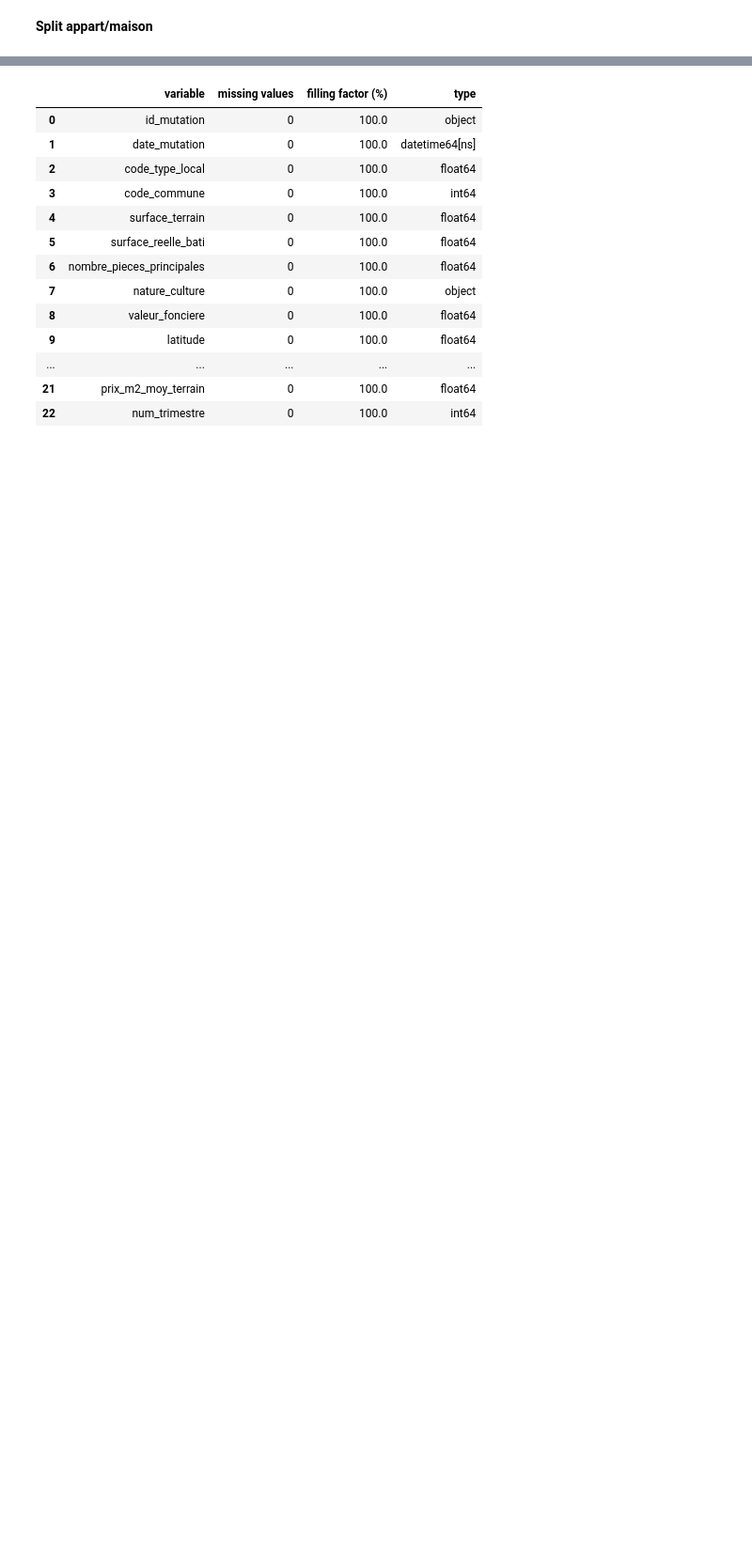
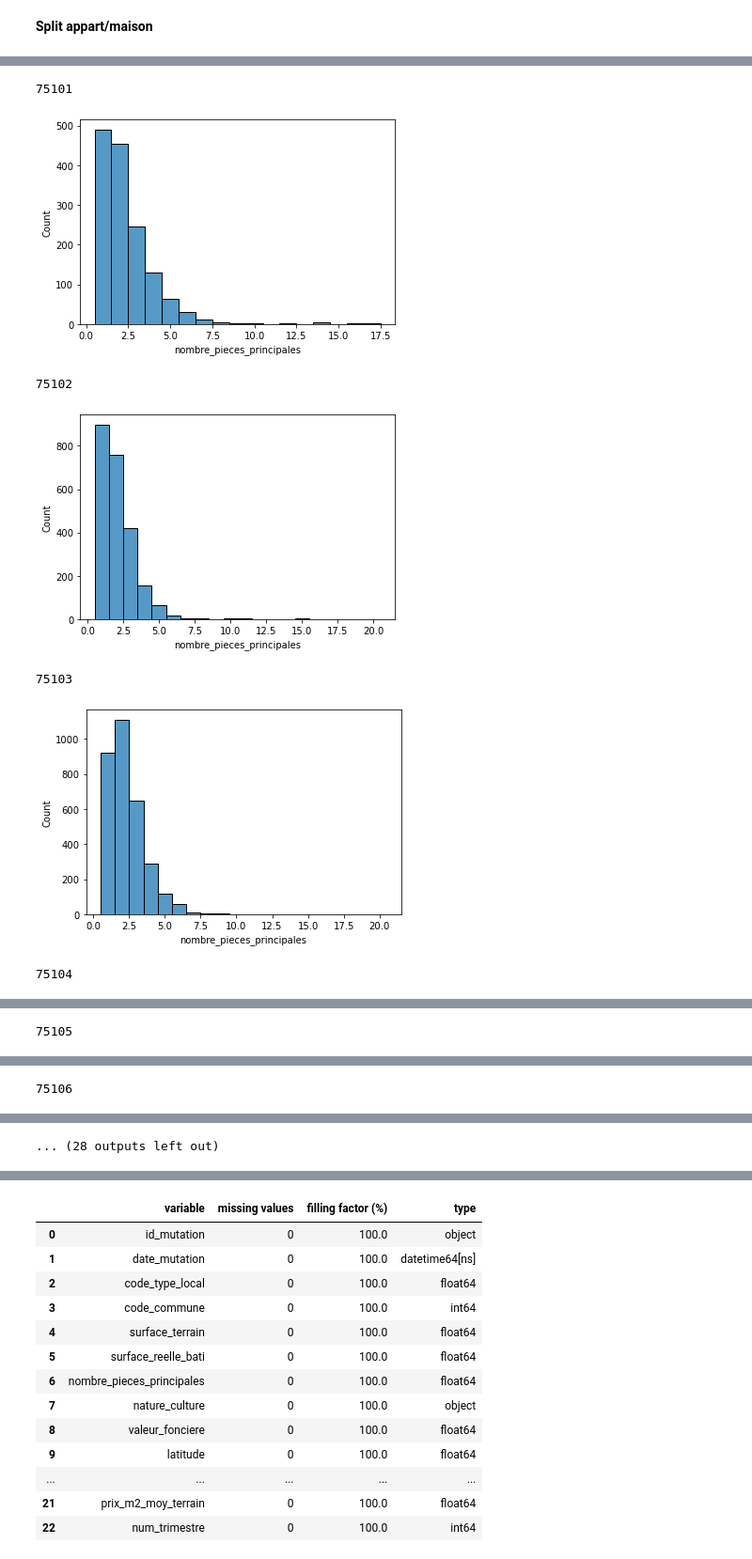
Before and after one commit to Clotilde-23/BDC, a Jupyter notebook: Notebooks/modelPreprocessing.ipynb, the cells around one changed output, grey strips where cells are left out. Shown at 94% size. Cells and saved outputs as stored; diff of their text form; code cells hidden in the pictures; blank space fills up the shorter version.

```diff
--- a/Notebooks/modelPreprocessing.ipynb
+++ b/Notebooks/modelPreprocessing.ipynb
@@ -108,0 +121,5 @@ dtype: int64
+# %%
+metros['iris_code'] = metros['iris_code'].str[2:11]
+# %%
+df['Arrondissement'] = df['iris_code'].str[:5]
+metros['Arrondissement'] = metros['iris_code'].str[:5]
@@ -108,0 +154,10 @@ dtype: int64
+# %%
+N_metros_list = []
+N_metros_list_arr = []
+dist_metros_list = []
+error = []
+for i in range(df.shape[0]):
+    print(i)
+    logt = df[['latitude', 'longitude', 'iris_code', 'Arrondissement']].iloc[i,:]
+    N_metros_list.append(num_dist_metro(logt)[0])
+    dist_metros_list.append(num_dist_metro(logt)[1])
@@ -149,0 +237,15 @@ See the caveats in the documentation: https://pandas.pydata.org/pandas-docs/stab
+# %%
+for i in range(1,21) :
+    code = 75100+i
+    print(code)
+    df_arr = df_appart[df_appart['code_commune'] == code]
+    sc.histplot(df_arr['nombre_pieces_principales'], binwidth=1, discrete = True)
+    plt.show()
+# %% [output]
+75101
+[figure, added]
+75102
+[figure, added]
+75103
+[figure, added]
+75104
@@ -149,0 +253 @@ See the caveats in the documentation: https://pandas.pydata.org/pandas-docs/stab
+75105
@@ -149,0 +255 @@ See the caveats in the documentation: https://pandas.pydata.org/pandas-docs/stab
+75106
@@ -149,0 +257 @@ See the caveats in the documentation: https://pandas.pydata.org/pandas-docs/stab
+... (28 outputs left out)
```
Also changed, not shown: parts of 58 cells of this notebook, 3 other files.
